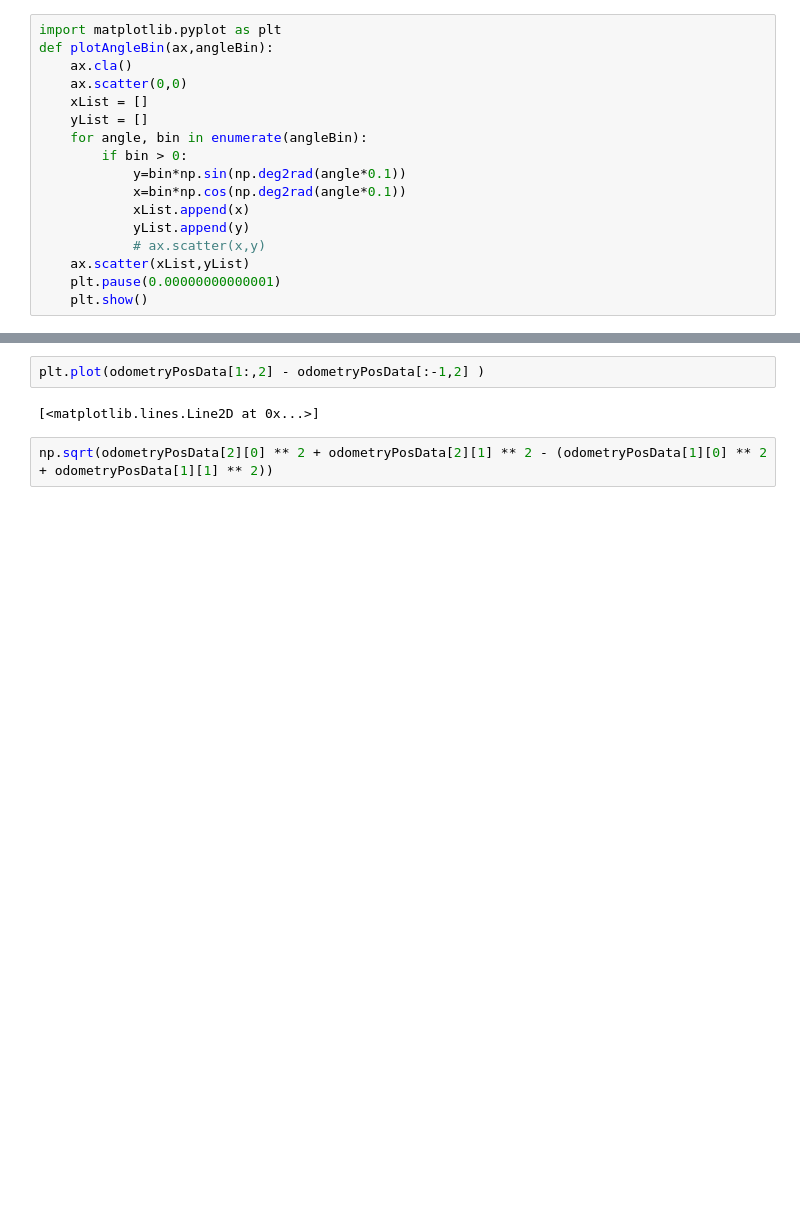
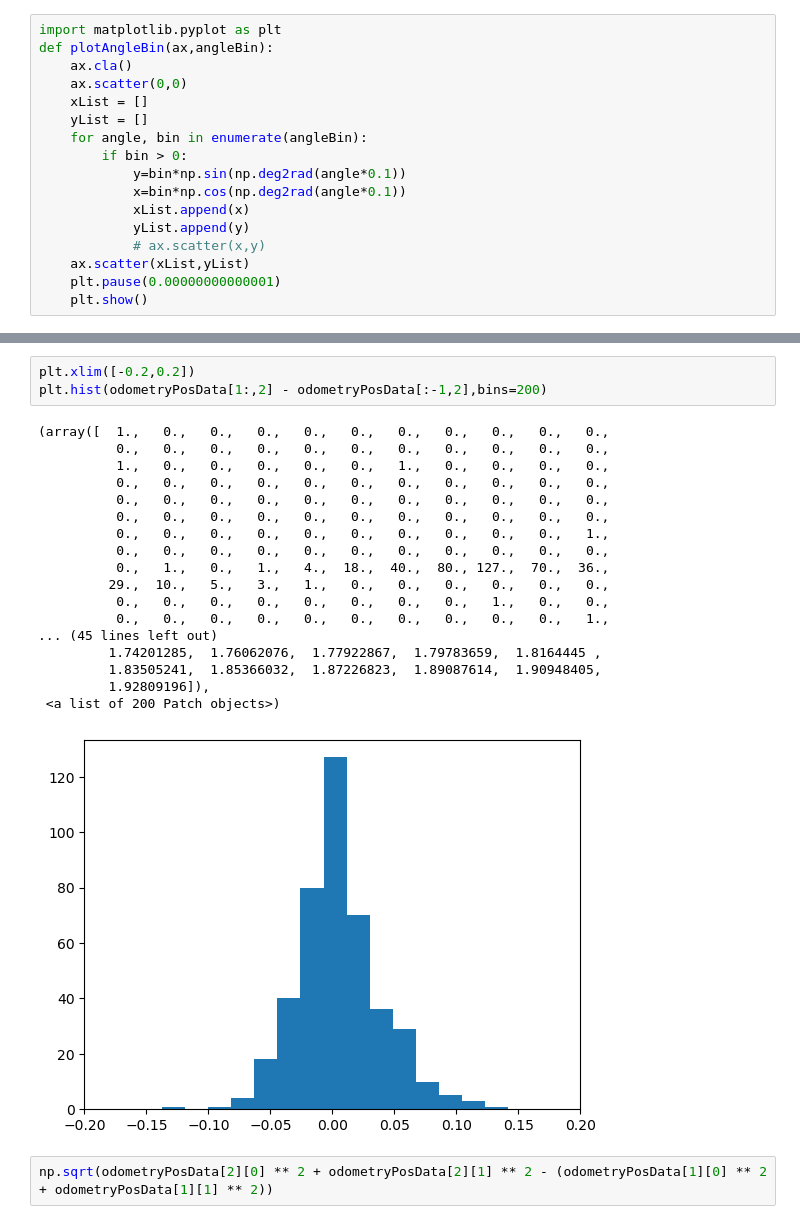
Before and after one commit to onrdmr/2D-lidar-RCnn-Ros, a Jupyter notebook: sensorBagUnpacker.ipynb, the cells around one changed output, grey strips where cells are left out. Drawn from its saved outputs; the diff is of its cells as text; blank space fills up the shorter version.

```diff
--- a/sensorBagUnpacker.ipynb
+++ b/sensorBagUnpacker.ipynb
@@ -108,7 +123,25 @@ plt.plot(odometryPosData[:,2])
 # %%
-plt.plot(odometryPosData[1:,2] - odometryPosData[:-1,2] )
+plt.xlim([-0.2,0.2])
+plt.hist(odometryPosData[1:,2] - odometryPosData[:-1,2],bins=200)
 # %% [output]
-[<matplotlib.lines.Line2D at 0x...>]
+(array([  1.,   0.,   0.,   0.,   0.,   0.,   0.,   0.,   0.,   0.,   0.,
+          0.,   0.,   0.,   0.,   0.,   0.,   0.,   0.,   0.,   0.,   0.,
+          1.,   0.,   0.,   0.,   0.,   0.,   1.,   0.,   0.,   0.,   0.,
+          0.,   0.,   0.,   0.,   0.,   0.,   0.,   0.,   0.,   0.,   0.,
+          0.,   0.,   0.,   0.,   0.,   0.,   0.,   0.,   0.,   0.,   0.,
+          0.,   0.,   0.,   0.,   0.,   0.,   0.,   0.,   0.,   0.,   0.,
+          0.,   0.,   0.,   0.,   0.,   0.,   0.,   0.,   0.,   0.,   1.,
+          0.,   0.,   0.,   0.,   0.,   0.,   0.,   0.,   0.,   0.,   0.,
+          0.,   1.,   0.,   1.,   4.,  18.,  40.,  80., 127.,  70.,  36.,
+         29.,  10.,   5.,   3.,   1.,   0.,   0.,   0.,   0.,   0.,   0.,
+          0.,   0.,   0.,   0.,   0.,   0.,   0.,   0.,   1.,   0.,   0.,
+          0.,   0.,   0.,   0.,   0.,   0.,   0.,   0.,   0.,   0.,   1.,
+... (45 lines left out)
+         1.74201285,  1.76062076,  1.77922867,  1.79783659,  1.8164445 ,
+         1.83505241,  1.85366032,  1.87226823,  1.89087614,  1.90948405,
+         1.92809196]),
+ <a list of 200 Patch objects>)
+[figure, added]
 # %%
 np.sqrt(odometryPosData[2][0] ** 2 + odometryPosData[2][1] ** 2 - (odometryPosData[1][0] ** 2 + odometryPosData[1][1] ** 2))
 # %% [output]
```
Also changed, not shown: parts of 20 cells of this notebook, 1 other file.
